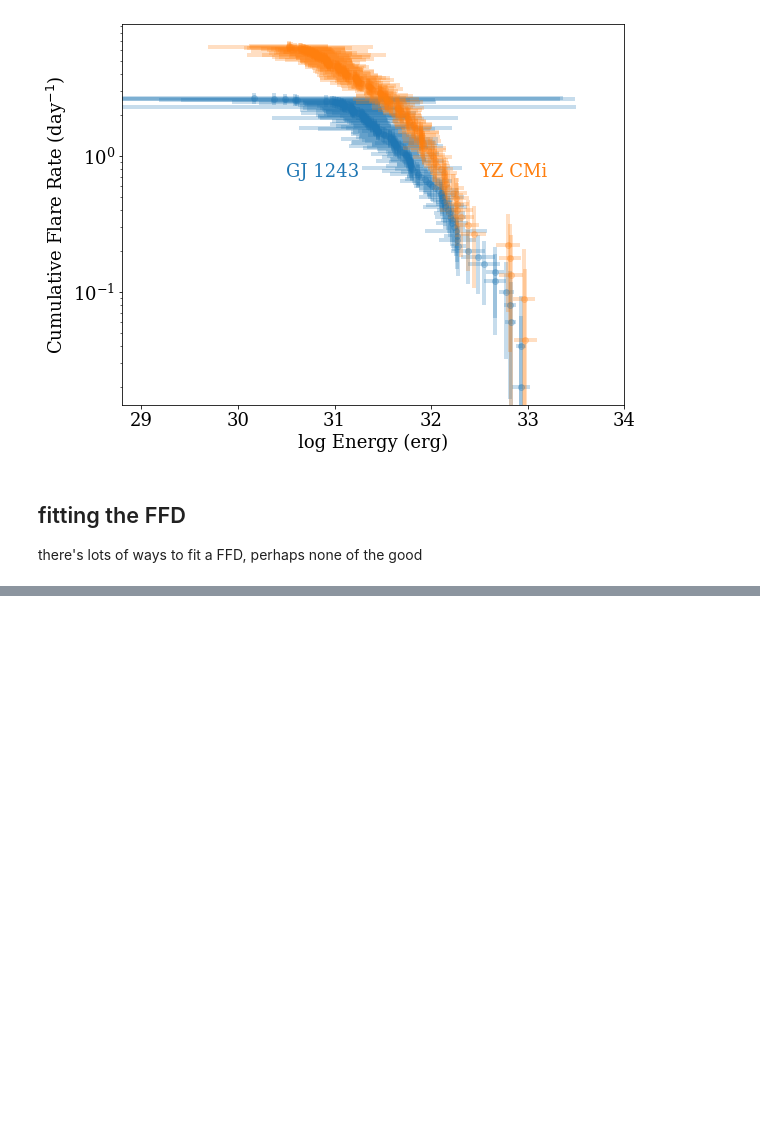
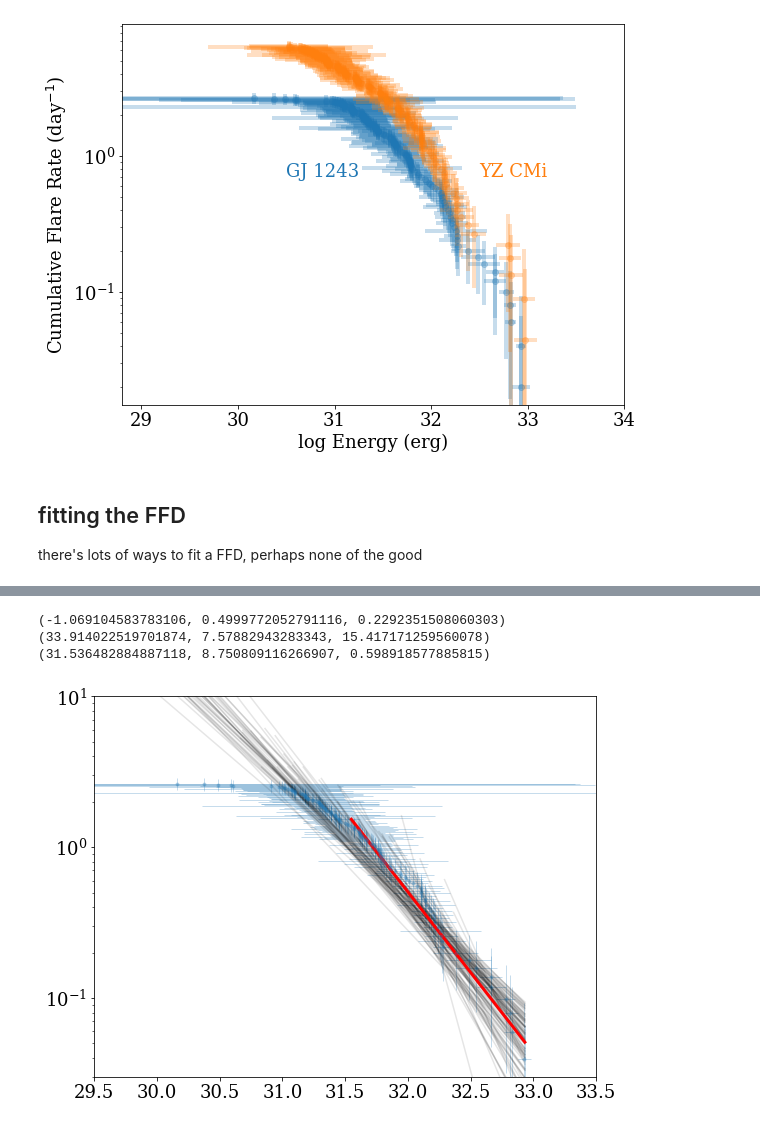
Before and after one commit to jradavenport/YZCMi_TESS, a Jupyter notebook: yzcmi_vs_gj1243.ipynb, the cells around one changed output, grey strips where cells are left out. Cells and saved outputs as stored; diff of their text form; code cells hidden in the pictures; blank space fills up the shorter version.

```diff
--- a/yzcmi_vs_gj1243.ipynb
+++ b/yzcmi_vs_gj1243.ipynb
@@ -285,0 +321,28 @@ print(therng(flat_samples[:,0])) # the slope
+# %%
+plt.figure(figsize=(9,7))
+
+inds = np.random.randint(len(flat_samples), size=100)
+for ind in inds:
+    sample = flat_samples[ind]
+    plt.plot([sample[2], max(ffd_x)], 10**(sample[0]*np.array([sample[2], max(ffd_x)]) + sample[1]), "k", alpha=0.1)
+
+
+plt.errorbar(ffd_x, ffd_y, xerr=np.sqrt(ffd_xerr**2+LUMIN_err**2),
+             yerr=ffd_yerr,
+             color='C0', alpha=0.25, linestyle='none', lw=1, marker='.')
+plt.plot(ffd_x[ffd_x >= np.median(flat_samples[:,2])],
+         10**(np.median(flat_samples[:,0]) * ffd_x[ffd_x >= np.median(flat_samples[:,2])] + np.median(flat_samples[:,1])),
+         c='r', lw=3)
+
+plt.yscale('log')
+plt.xlim(29.5,33.5)
+plt.ylim(3e-2, 1e1)
+
+print(therng(flat_samples[:,0]))
+print(therng(flat_samples[:,1]))
+print(therng(flat_samples[:,2]))
+# %% [output]
+(-1.069104583783106, 0.4999772052791116, 0.2292351508060303)
+(33.914022519701874, 7.57882943283343, 15.417171259560078)
+(31.536482884887118, 8.750809116266907, 0.598918577885815)
+[figure, added]
```
Also changed, not shown: parts of 19 cells of this notebook, 1 other file.
